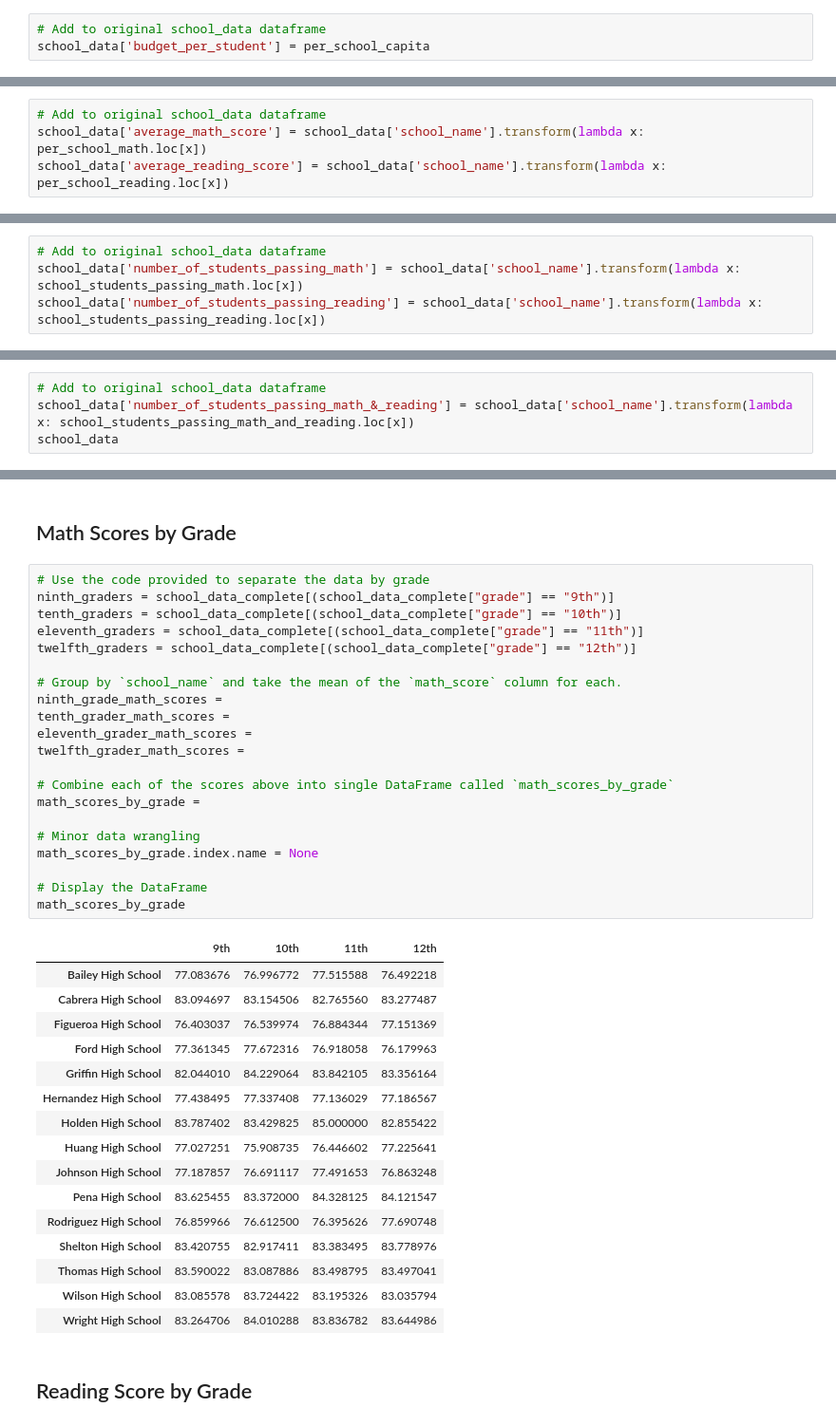
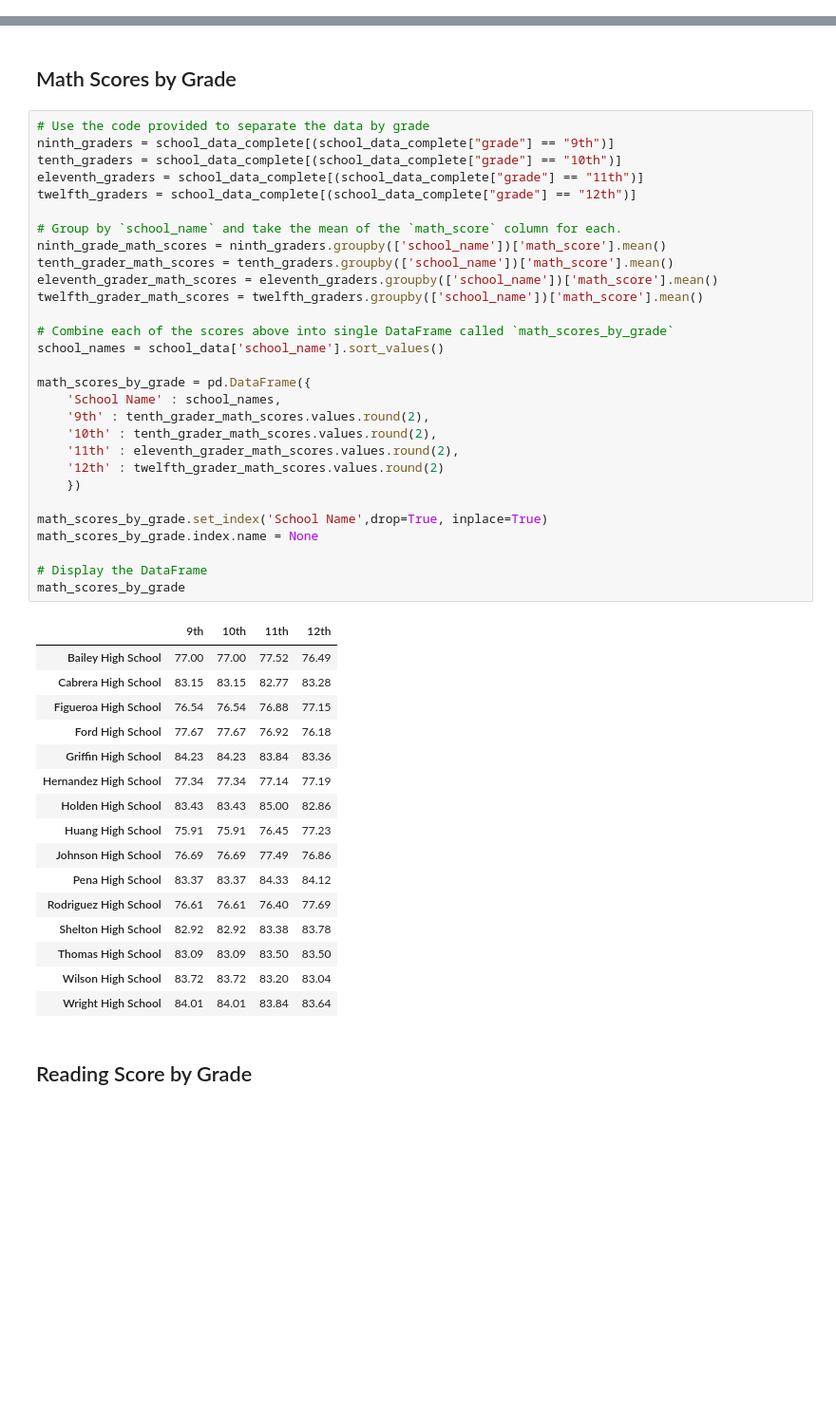
Before and after one commit to bsvab/pandas-challenge, a Jupyter notebook: PyCitySchools/PyCitySchools.ipynb, the cells around one changed output, grey strips where cells are left out. Shown at 95% size. Saved outputs shown, nothing was run; the diff lists cells and outputs as text; blank space fills up the shorter version.

```diff
--- a/PyCitySchools/PyCitySchools.ipynb
+++ b/PyCitySchools/PyCitySchools.ipynb
@@ -126,14 +121,7 @@ per_school_capita = (school_data['budget'] / school_data['student_count']).round
-# %%
-# Add to original school_data dataframe
-school_data['budget_per_student'] = per_school_capita
 # %%
 # Calculate the average test scores per school
 per_school_math = school_data_complete.groupby('school_name')['math_score'].mean()
 per_school_reading = school_data_complete.groupby('school_name')['reading_score'].mean()
-# %%
-# Add to original school_data dataframe
-school_data['average_math_score'] = school_data['school_name'].transform(lambda x: per_school_math.loc[x])
-school_data['average_reading_score'] = school_data['school_name'].transform(lambda x: per_school_reading.loc[x])
 # %%
 # Calculate the number of students per school with math scores of 70 or higher
 # students_passing_math =       # didn't use this provided line as I didn't see a need for it
@@ -145,14 +133,6 @@ school_students_passing_reading = school_data_complete[(school_data_complete["re
-# %%
-# Add to original school_data dataframe
-school_data['number_of_students_passing_math'] = school_data['school_name'].transform(lambda x: school_students_passing_math.loc[x])
-school_data['number_of_students_passing_reading'] = school_data['school_name'].transform(lambda x: school_students_passing_reading.loc[x])
 # %%
 # Use the provided code to calculate the number of students per school that passed both math and reading with scores of 70 or higher
 students_passing_math_and_reading = school_data_complete[
     (school_data_complete["reading_score"] >= 70) & (school_data_complete["math_score"] >= 70)
     ]
 school_students_passing_math_and_reading = students_passing_math_and_reading.groupby(["school_name"]).size()
-# %%
-# Add to original school_data dataframe
-school_data['number_of_students_passing_math_&_reading'] = school_data['school_name'].transform(lambda x: school_students_passing_math_and_reading.loc[x])
-school_data
@@ -241,41 +218,49 @@ bottom_schools.head(5)
 # %%
 # Use the code provided to separate the data by grade
 ninth_graders = school_data_complete[(school_data_complete["grade"] == "9th")]
 tenth_graders = school_data_complete[(school_data_complete["grade"] == "10th")]
 eleventh_graders = school_data_complete[(school_data_complete["grade"] == "11th")]
 twelfth_graders = school_data_complete[(school_data_complete["grade"] == "12th")]
 
 # Group by `school_name` and take the mean of the `math_score` column for each.
-ninth_grade_math_scores =
-tenth_grader_math_scores =
-eleventh_grader_math_scores =
-twelfth_grader_math_scores =
+ninth_grade_math_scores = ninth_graders.groupby(['school_name'])['math_score'].mean()
+tenth_grader_math_scores = tenth_graders.groupby(['school_name'])['math_score'].mean()
+eleventh_grader_math_scores = eleventh_graders.groupby(['school_name'])['math_score'].mean()
+twelfth_grader_math_scores = twelfth_graders.groupby(['school_name'])['math_score'].mean()
 
 # Combine each of the scores above into single DataFrame called `math_scores_by_grade`
-math_scores_by_grade =
+school_names = school_data['school_name'].sort_values()
 
-# Minor data wrangling
+math_scores_by_grade = pd.DataFrame({
+    'School Name' : school_names,
+    '9th' : tenth_grader_math_scores.values.round(2),
+    '10th' : tenth_grader_math_scores.values.round(2),
+    '11th' : eleventh_grader_math_scores.values.round(2),
+    '12th' : twelfth_grader_math_scores.values.round(2)
+    })
+
+math_scores_by_grade.set_index('School Name',drop=True, inplace=True)
 math_scores_by_grade.index.name = None
 
 # Display the DataFrame
 math_scores_by_grade
 # %% [output]
 |  | 9th | 10th | 11th | 12th |
-| Bailey High School | 77.083676 | 76.996772 | 77.515588 | 76.492218 |
-| Cabrera High School | 83.094697 | 83.154506 | 82.765560 | 83.277487 |
-| Figueroa High School | 76.403037 | 76.539974 | 76.884344 | 77.151369 |
-| Ford High School | 77.361345 | 77.672316 | 76.918058 | 76.179963 |
-| Griffin High School | 82.044010 | 84.229064 | 83.842105 | 83.356164 |
-| Hernandez High School | 77.438495 | 77.337408 | 77.136029 | 77.186567 |
-| Holden High School | 83.787402 | 83.429825 | 85.000000 | 82.855422 |
-| Huang High School | 77.027251 | 75.908735 | 76.446602 | 77.225641 |
-| Johnson High School | 77.187857 | 76.691117 | 77.491653 | 76.863248 |
-| Pena High School | 83.625455 | 83.372000 | 84.328125 | 84.121547 |
-| Rodriguez High School | 76.859966 | 76.612500 | 76.395626 | 77.690748 |
-| Shelton High School | 83.420755 | 82.917411 | 83.383495 | 83.778976 |
-| Thomas High School | 83.590022 | 83.087886 | 83.498795 | 83.497041 |
-| Wilson High School | 83.085578 | 83.724422 | 83.195326 | 83.035794 |
-| Wright High School | 83.264706 | 84.010288 | 83.836782 | 83.644986 |
+| Bailey High School | 77.00 | 77.00 | 77.52 | 76.49 |
+| Cabrera High School | 83.15 | 83.15 | 82.77 | 83.28 |
+| Figueroa High School | 76.54 | 76.54 | 76.88 | 77.15 |
+| Ford High School | 77.67 | 77.67 | 76.92 | 76.18 |
+| Griffin High School | 84.23 | 84.23 | 83.84 | 83.36 |
+| Hernandez High School | 77.34 | 77.34 | 77.14 | 77.19 |
+| Holden High School | 83.43 | 83.43 | 85.00 | 82.86 |
+| Huang High School | 75.91 | 75.91 | 76.45 | 77.23 |
+| Johnson High School | 76.69 | 76.69 | 77.49 | 76.86 |
+| Pena High School | 83.37 | 83.37 | 84.33 | 84.12 |
+| Rodriguez High School | 76.61 | 76.61 | 76.40 | 77.69 |
+| Shelton High School | 82.92 | 82.92 | 83.38 | 83.78 |
+| Thomas High School | 83.09 | 83.09 | 83.50 | 83.50 |
+| Wilson High School | 83.72 | 83.72 | 83.20 | 83.04 |
+| Wright High School | 84.01 | 84.01 | 83.84 | 83.64 |
 # %% [markdown]
 ## Reading Score by Grade
 # %%
```
Also changed, not shown: parts of 12 cells of this notebook.
